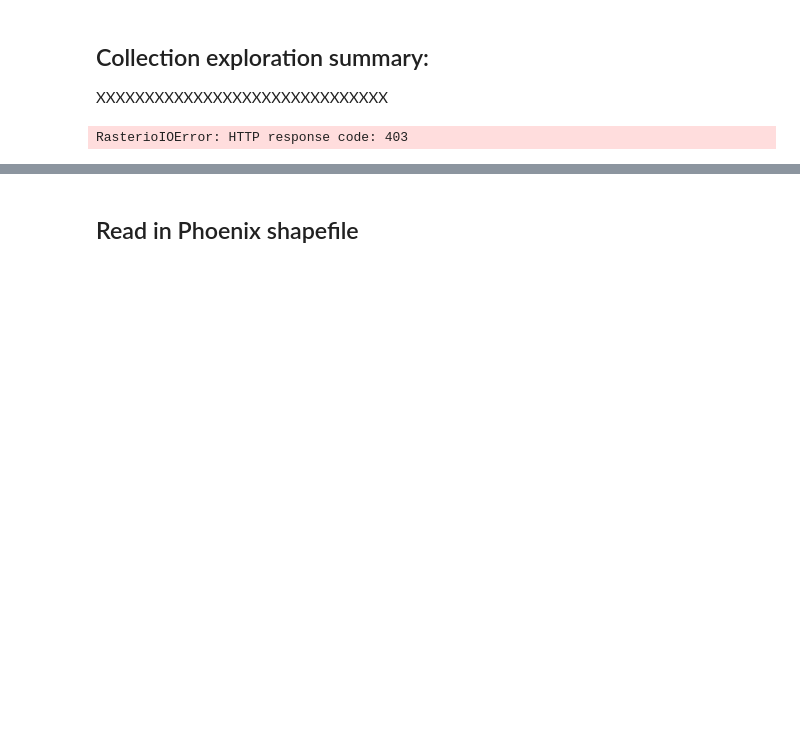
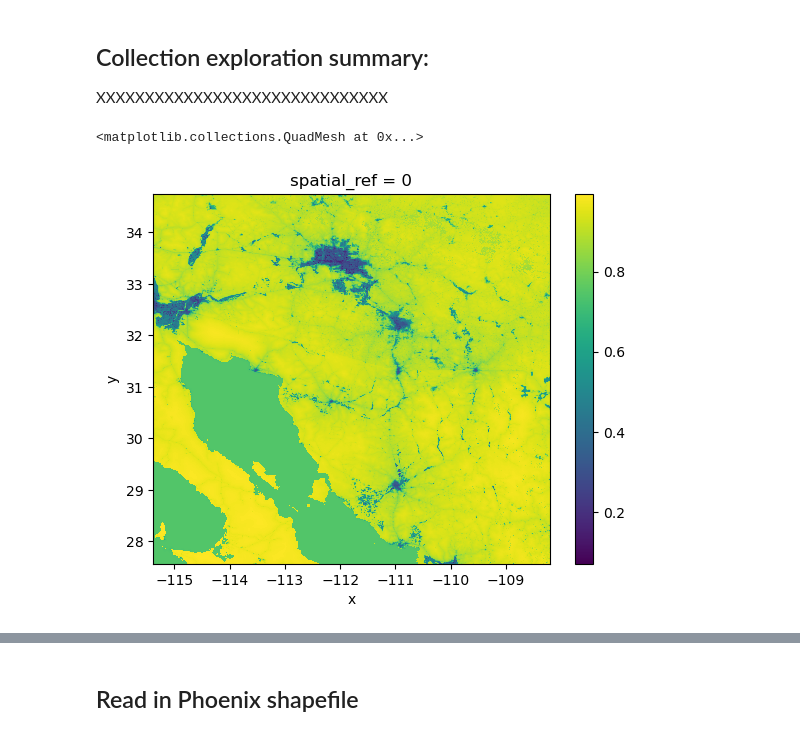
Before and after one commit to stephenccodes/biodiversity-intactness-index-phoenix, a Jupyter notebook: biodiversity_intactness_index_phoenix.ipynb, the cells around one changed output, grey strips where cells are left out. Saved outputs shown, nothing was run; the diff lists cells and outputs as text; code cells hidden in the pictures; blank space fills up the shorter version.

```diff
--- a/biodiversity_intactness_index_phoenix.ipynb
+++ b/biodiversity_intactness_index_phoenix.ipynb
@@ -161,8 +179,12 @@ Image(url=item_2020.assets["rendered_preview"].href, width=500)
 ## Collection exploration summary:
 
 XXXXXXXXXXXXXXXXXXXXXXXXXXXXXX
-# %%
-phx_2017 = rioxr.open_rasterio(item_2017.assets["data"].href)
-phx_2017
-# %% [output]
-RasterioIOError: HTTP response code: 403
+# %%
+# Open the raster for 2017
+rast_2017 = rioxr.open_rasterio(item_2017.assets["data"].href).squeeze().drop_vars("band")
+
+# Drop the band
+rast_2017.plot()
+# %% [output]
+<matplotlib.collections.QuadMesh at 0x...>
+[figure, added]
```
Also changed, not shown: parts of 9 cells of this notebook.
